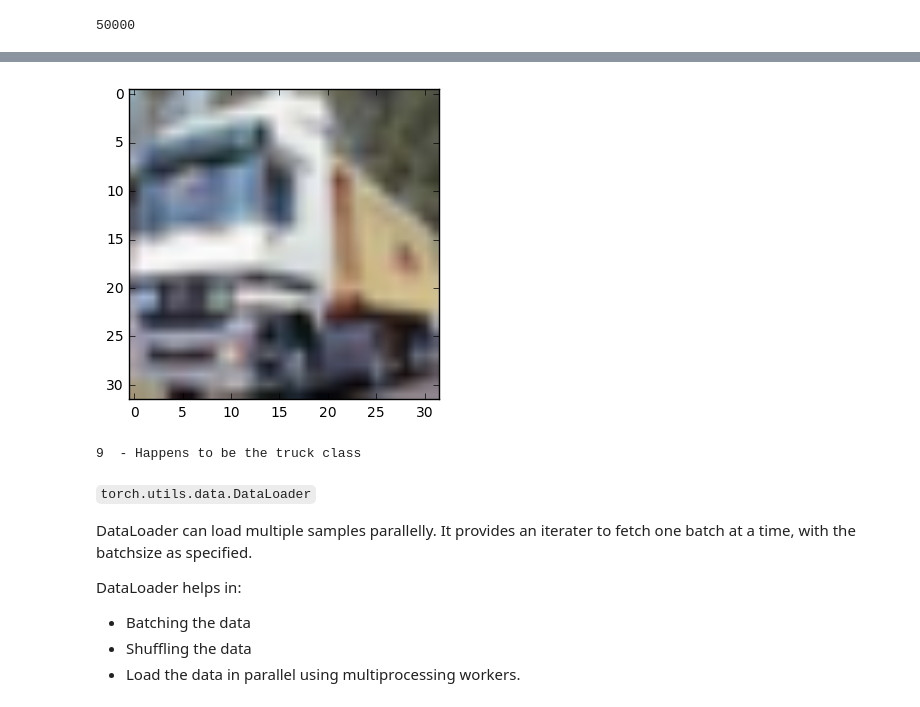
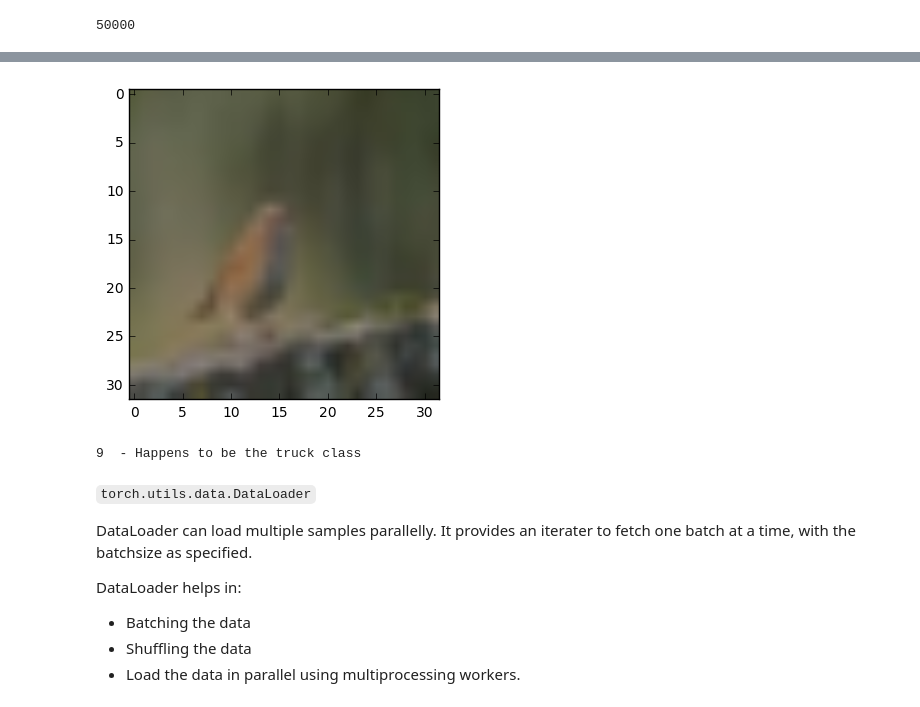
Before and after one commit to saman-rahbar/deep_learning_with_pytorch, a Jupyter notebook: 1.8.popular.datasets.ipynb, the cells around one changed output, grey strips where cells are left out. Drawn from its saved outputs; the diff is of its cells as text; code cells hidden in the pictures.

```diff
--- a/1.8.popular.datasets.ipynb
+++ b/1.8.popular.datasets.ipynb
@@ -41,9 +81,9 @@ len(trainset.train_data)
 # %%
-plt.imshow(trainset.train_data[1])
+plt.imshow(trainset.train_data[910])
 plt.show()
 print(trainset.train_labels[1], " - Happens to be the truck class")
 # %% [output]
-[figure, old version]
+[figure, new version]
 9  - Happens to be the truck class
 # %% [markdown]
 `torch.utils.data.DataLoader`
```
Also changed, not shown: parts of 2 cells of this notebook, 4 other files.
